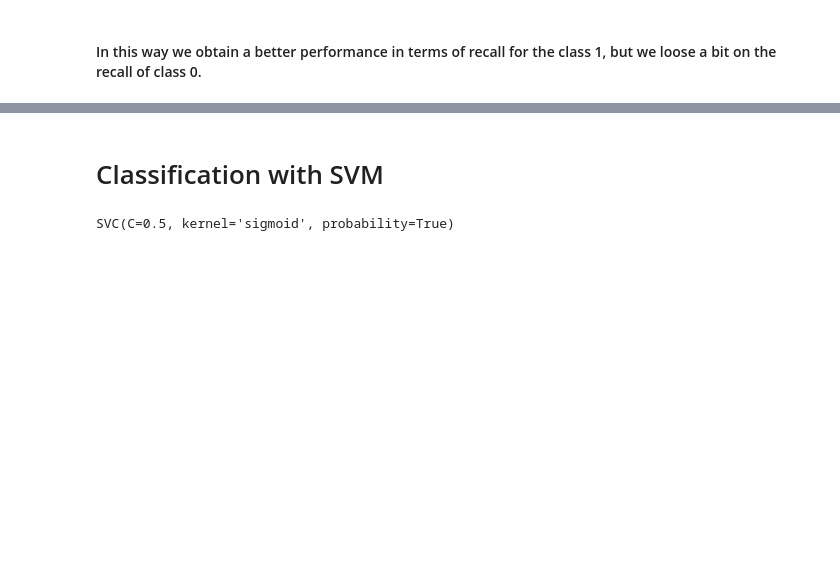
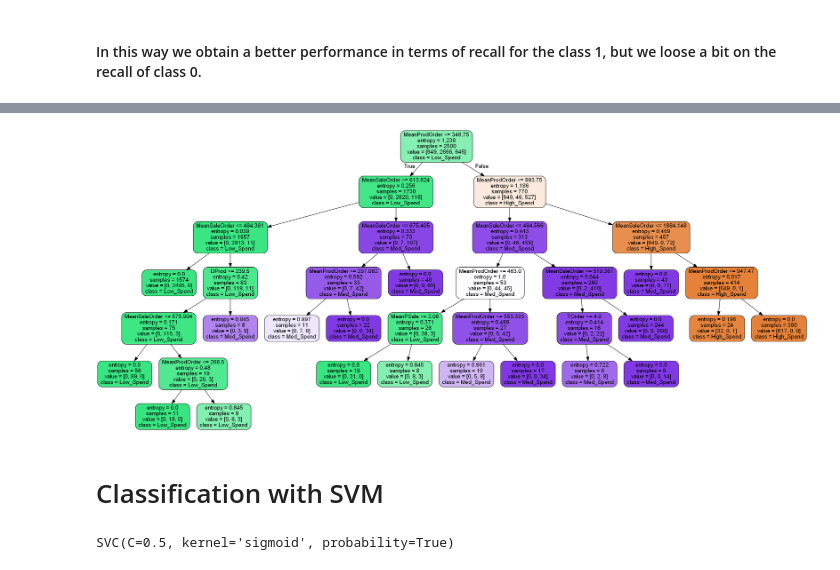
Before and after one commit to AlexPasqua/DM-project, a Jupyter notebook: Classification.ipynb, the cells around one changed output, grey strips where cells are left out. Drawn from its saved outputs; the diff is of its cells as text; code cells hidden in the pictures; blank space fills up the shorter version.

Commit message:
oversampling

```diff
--- a/Classification.ipynb
+++ b/Classification.ipynb
@@ -340,0 +349,6 @@ weighted avg       0.97      0.97      0.97      1300
+# %%
+# define oversampling strategy
+from imblearn.over_sampling import RandomOverSampler
+strat = {2: 630, 1: 2700, 0: 630}
+oversample = RandomOverSampler(sampling_strategy=strat)
+train_set_over, train_label_over = oversample.fit_resample(train_set,train_label)
@@ -340,0 +361,17 @@ weighted avg       0.97      0.97      0.97      1300
+# %%
+#define the parameters' values you want to try
+num_estimators = 50
+param_dist = {"max_depth": [2,3,5,6,7,10,12,None],
+              "max_features": sp_randint(1, len(train_set_over.iloc[0]) + 1),
+              "min_samples_split": sp_randint(3, 20),
+              "min_samples_leaf": sp_randint(5, 20),
+              "bootstrap": [True, False],
+              "criterion": ["entropy", "gini"]}
+clf_over = RandomForestClassifier(n_estimators=num_estimators)
+#define the grid search
+grid_search_over = RandomizedSearchCV(clf_over, param_distributions=param_dist,
+                            n_iter=n_iter_search,
+                            n_jobs=1,
+                            scoring=make_scorer(accuracy_score))
+#run the grid search
+grid_search_over.fit(train_set_over, train_label_over)
@@ -340,0 +396,9 @@ weighted avg       0.97      0.97      0.97      1300
+# %%
+rf_over = RandomForestClassifier(n_estimators=num_estimators,
+                             criterion='entropy',
+                             max_features=9,
+                             max_depth=6,
+                             min_samples_split=15,
+                             min_samples_leaf=8,
+                             bootstrap=True)
+rf_over = rf_over.fit(train_set_over, train_label_over)
@@ -341,3 +421,12 @@ weighted avg       0.97      0.97      0.97      1300
+# %%
+dot_data_over = tree.export_graphviz(rf_over[0], out_file=None,
+                         feature_names=list(train_set_over.columns),
+                         class_names=classes,
+                         filled=True, rounded=True)
+graph = pydotplus.graph_from_dot_data(dot_data_over)
+Image(graph.create_png())
+# %% [output]
+[figure, added]
 # %% [markdown]
 # Classification with SVM
 # %%
```
Also changed, not shown: parts of 27 cells of this notebook.
